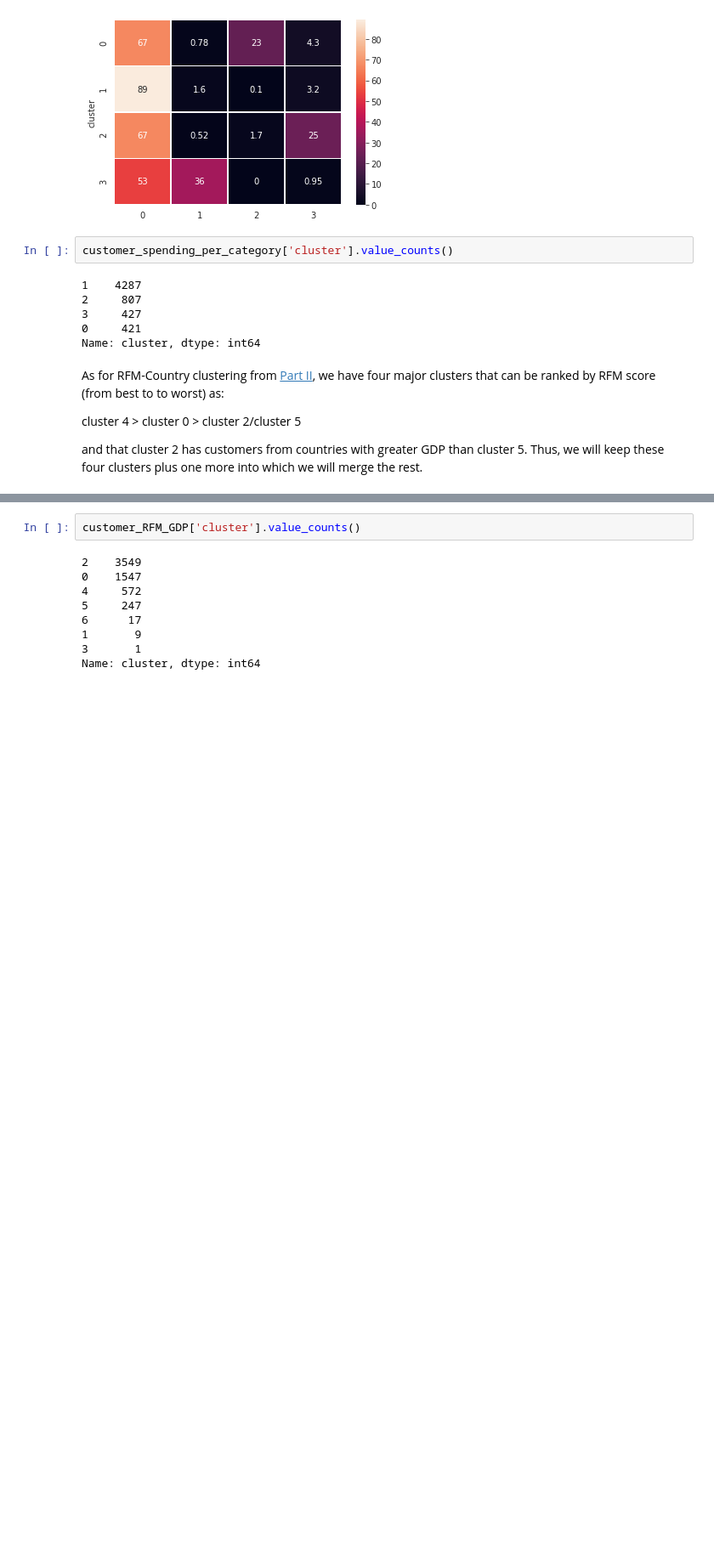
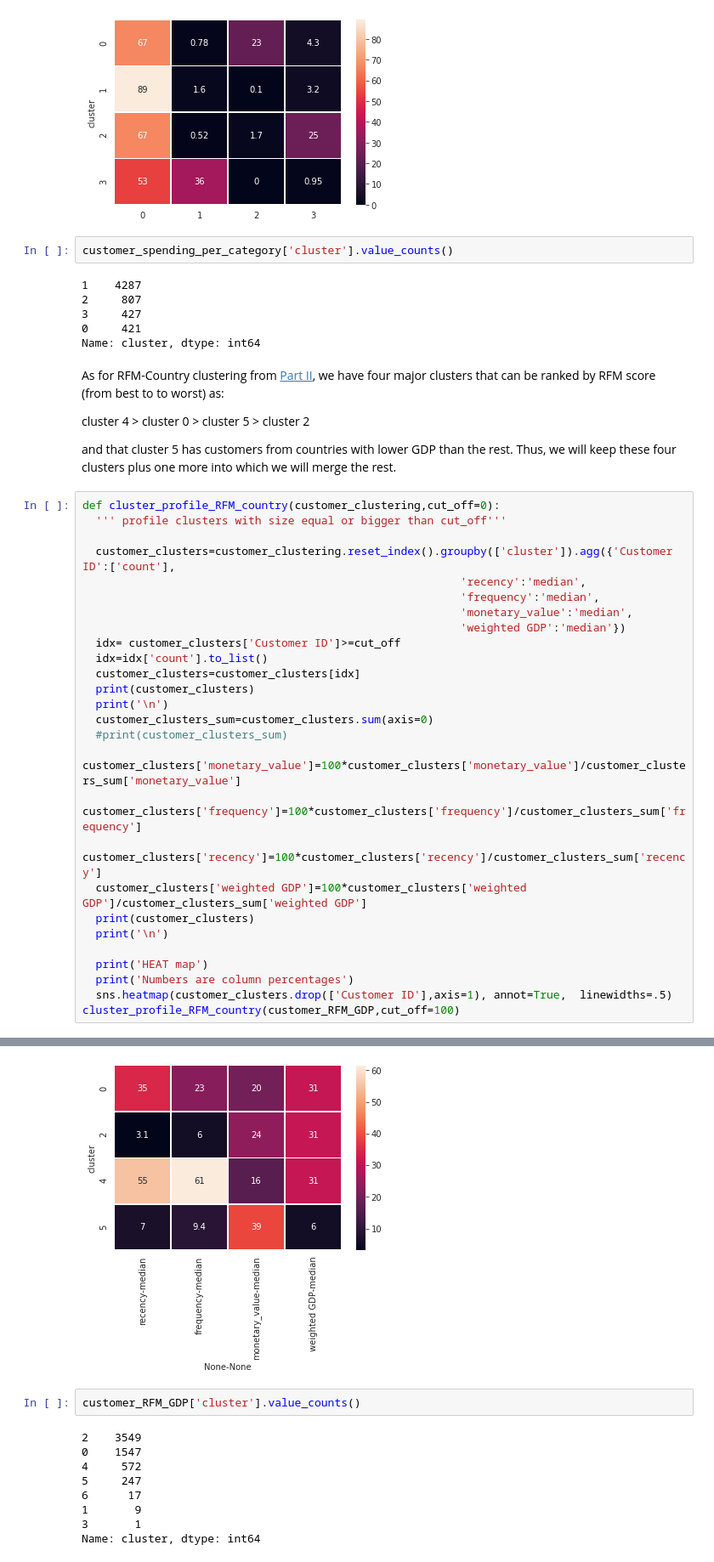
Before and after one commit to dpanagop/2019-CS109A, a Jupyter notebook: online_retail/Online_retail_Combine_Segmentations.ipynb, the cells around one changed output, grey strips where cells are left out. Shown at 85% size. Cells and saved outputs as stored; diff of their text form; blank space fills up the shorter version.

```diff
--- a/online_retail/Online_retail_Combine_Segmentations.ipynb
+++ b/online_retail/Online_retail_Combine_Segmentations.ipynb
@@ -108,7 +108,35 @@ Name: cluster, dtype: int64
 # %% [markdown]
 As for RFM-Country clustering from [Part II](https://github.com/dpanagop/data_analytics_examples/blob/master/online_retail/Online_retail_Segmentation_by_RFM_Country.ipynb), we have four major clusters that can be ranked by RFM score (from best to to worst) as:
 
-cluster 4 > cluster 0 > cluster 2/cluster 5
+cluster 4 > cluster 0 > cluster 5 > cluster 2
 
-and that cluster 2 has customers from countries with greater GDP than cluster 5.
+and that cluster 5 has customers from countries with lower GDP than the rest.
 Thus, we will keep these four clusters plus one more into which we will merge the rest.
+# %%
+def cluster_profile_RFM_country(customer_clustering,cut_off=0):
+  ''' profile clusters with size equal or bigger than cut_off'''
+
+  customer_clusters=customer_clustering.reset_index().groupby(['cluster']).agg({'Customer ID':['count'],
+                                                         'recency':'median',
+                                                         'frequency':'median',
+                                                         'monetary_value':'median',
+                                                         'weighted GDP':'median'})
+  idx= customer_clusters['Customer ID']>=cut_off
+  idx=idx['count'].to_list()
+  customer_clusters=customer_clusters[idx]
+  print(customer_clusters)
+  print('\n')
+  customer_clusters_sum=customer_clusters.sum(axis=0)
+  #print(customer_clusters_sum)
+  customer_clusters['monetary_value']=100*customer_clusters['monetary_value']/customer_clusters_sum['monetary_value']
+  customer_clusters['frequency']=100*customer_clusters['frequency']/customer_clusters_sum['frequency']
+  customer_clusters['recency']=100*customer_clusters['recency']/customer_clusters_sum['recency']
+  customer_clusters['weighted GDP']=100*customer_clusters['weighted GDP']/customer_clusters_sum['weighted GDP']
+  print(customer_clusters)
+  print('\n')
+
+  print('HEAT map')
+  print('Numbers are column percentages')
+  sns.heatmap(customer_clusters.drop(['Customer ID'],axis=1), annot=True,  linewidths=.5)
+cluster_profile_RFM_country(customer_RFM_GDP,cut_off=100)
+# %% [output]
@@ -115,3 +163,4 @@ Thus, we will keep these four clusters plus one more into which we will merge th
+[figure, added]
 # %%
 customer_RFM_GDP['cluster'].value_counts()
 # %% [output]
```
Also changed, not shown: parts of 7 cells of this notebook.
